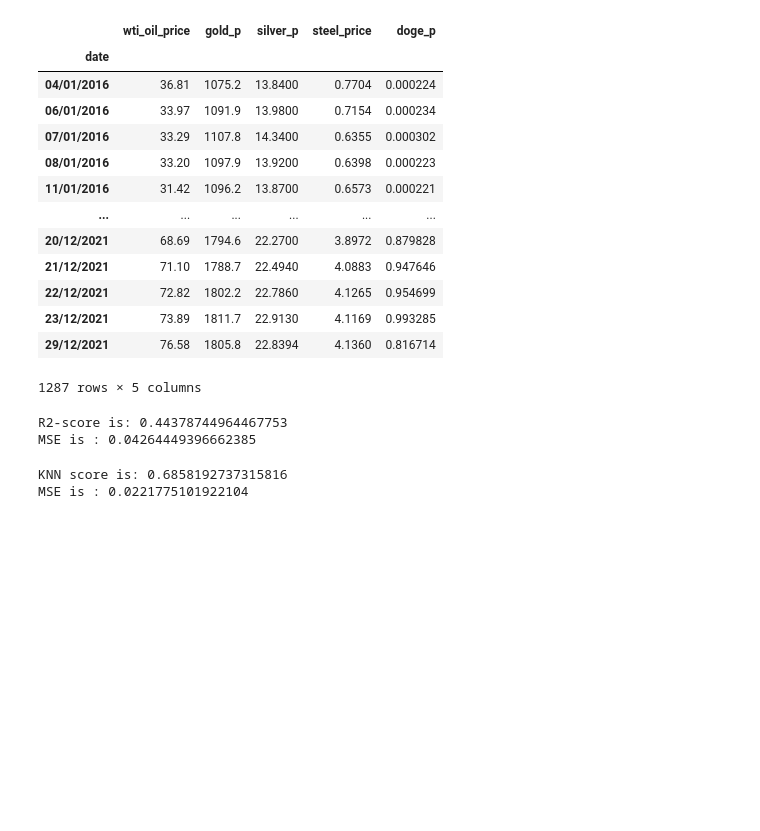
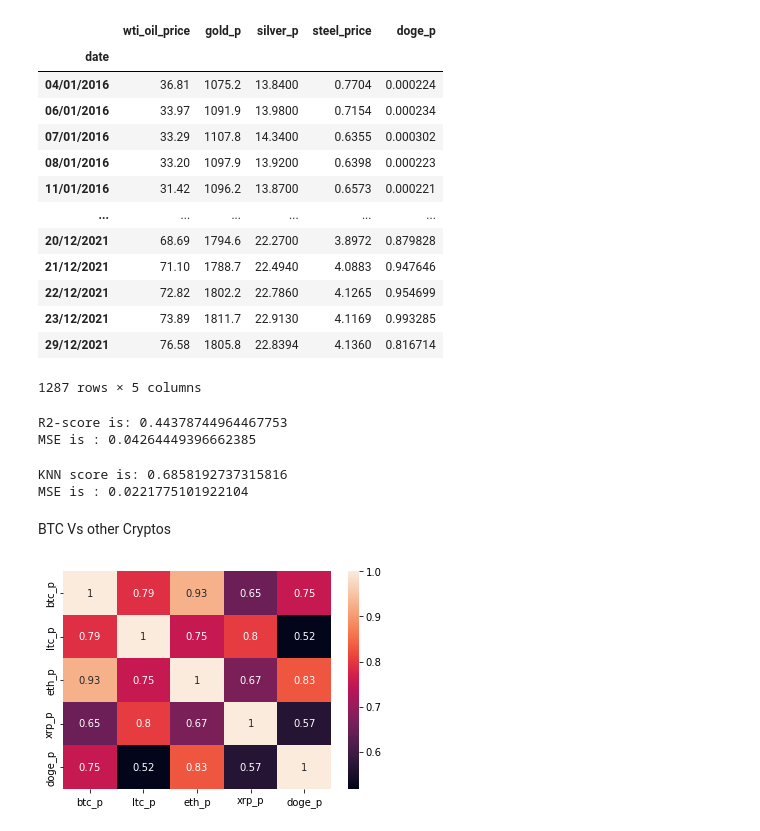
Before and after one commit to chrislacarte/crypto_analysis, a Jupyter notebook: code/data_linear_analysis_interest_rates.ipynb, the cells around one changed output. Cells and saved outputs as stored; diff of their text form; code cells hidden in the pictures; blank space fills up the shorter version.

```diff
--- a/code/data_linear_analysis_interest_rates.ipynb
+++ b/code/data_linear_analysis_interest_rates.ipynb
@@ -703,3 +742,10 @@ print("MSE is :",mean_squared_error(KNN.predict(X_com_doge_test),y_com_doge_test
 # %% [output]
 KNN score is: 0.6858192737315816
 MSE is : 0.0221775101922104
+# %% [markdown]
+BTC Vs other Cryptos
+# %%
+sns.heatmap(crypto_df.corr(), annot=True)
+plt.show()
+# %% [output]
+[figure, added]
```
Also changed, not shown: parts of 17 cells of this notebook, 1 other file.
